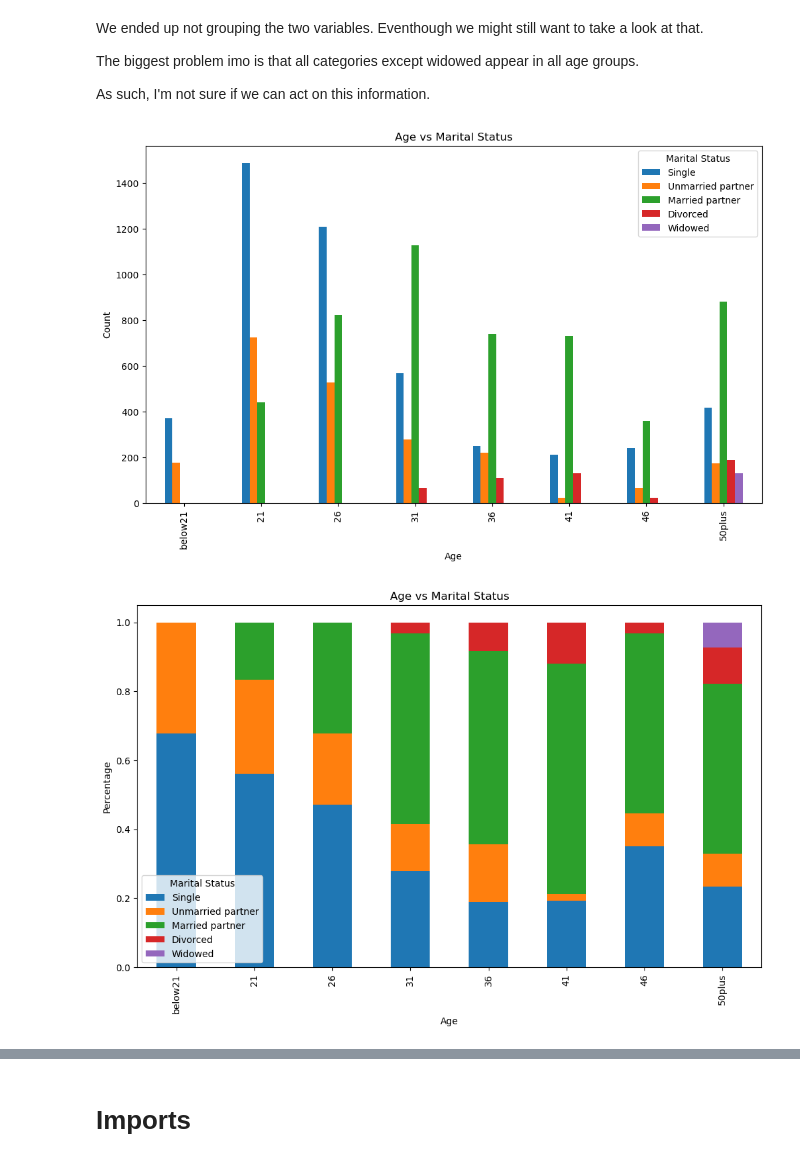
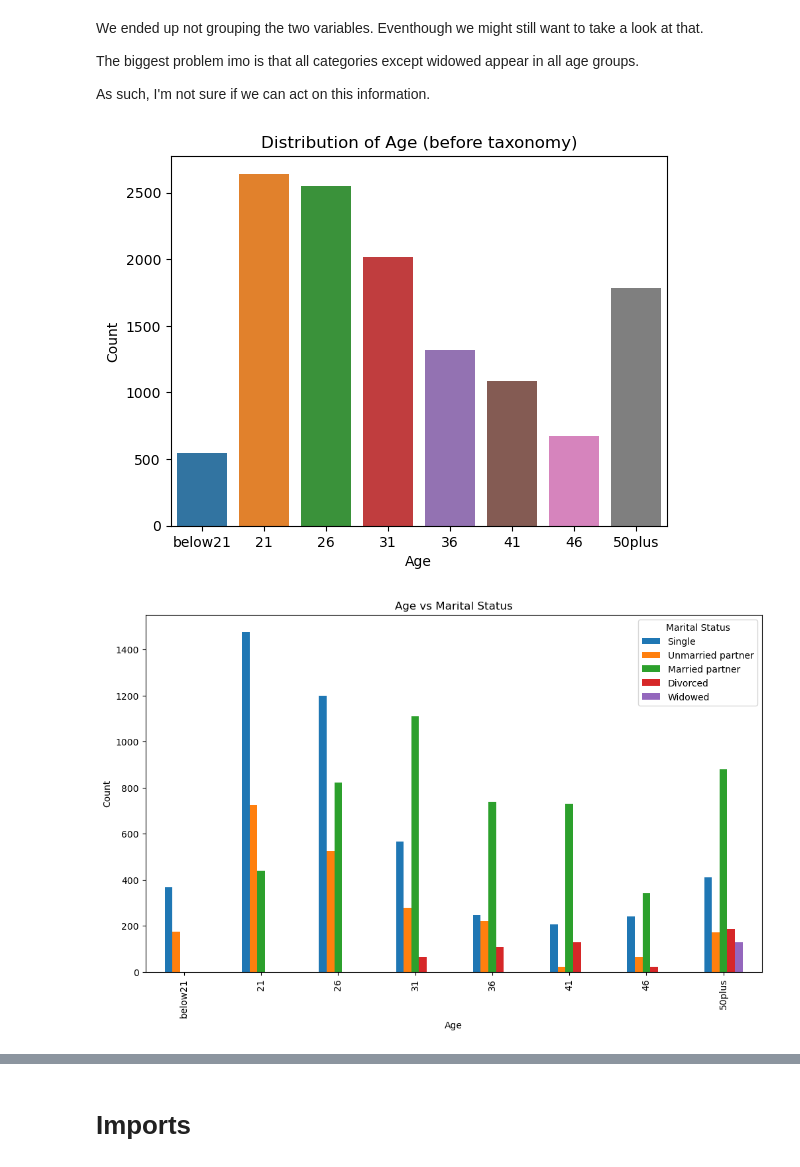
Before and after one commit to leobt23/Data_Mining, a Jupyter notebook: 1_eda/caria.ipynb, the cells around one changed output, grey strips where cells are left out. Saved outputs shown, nothing was run; the diff lists cells and outputs as text; code cells hidden in the pictures.

```diff
--- a/1_eda/caria.ipynb
+++ b/1_eda/caria.ipynb
@@ -130,57 +130,65 @@ As such, I'm not sure if we can act on this information.
 # analyzing age vs marital status
 
 # defining 'age' categories order for visualization
-custom_order_Age = ['below21', '21', '26', '31', '36', '41', '46', '50plus']
+custom_order_Age = [0, 1, 2, 3, 4, 5, 6, 7]
 
 # defining 'maritalStatus' categories order for visualization
 custom_order_MS = ['Single','Unmarried partner','Married partner','Divorced','Widowed']
 
 # pivoting the data to get counts of each combination
-pivot_df = df.groupby(['age', 'maritalStatus']).size().unstack().fillna(0)
+pivot_df = df_test1.groupby(['age', 'maritalStatus']).size().unstack().fillna(0)
 
 # ordering the data based on the custom orders
 pivot_df = pivot_df.reindex(custom_order_Age)[custom_order_MS]
+
+# visualizing just the original variable age distribution
+sns.countplot(x='age', data=df_test1)
+plt.xlabel('Age')
+plt.ylabel('Count')
+plt.title('Distribution of Age (before taxonomy)')
+plt.xticks([0, 1, 2, 3, 4, 5, 6, 7], ['below21', '21', '26', '31', '36', '41', '46', '50plus'])
+plt.show()
+
 
 # plotting grouped bar plot
 pivot_df.plot(kind='bar', figsize=(12, 7), stacked=False)
 plt.xlabel('Age')
 plt.ylabel('Count')
-# adding log scale to the y-axis
-#plt.yscale('log')
+plt.xticks([0, 1, 2, 3, 4, 5, 6, 7], ['below21', '21', '26', '31', '36', '41', '46', '50plus'])
 plt.title('Age vs Marital Status')
 plt.legend(title='Marital Status')
 plt.show()
 
 
 ####################
 
 # redoing this, but to analyze the percentage of each marital status per age group instead of raw counts
-pivot_df = df.groupby(['age', 'maritalStatus']).size().unstack().fillna(0)
+pivot_df = df_test1.groupby(['age', 'maritalStatus']).size().unstack().fillna(0)
 pivot_df = pivot_df.reindex(custom_order_Age)[custom_order_MS]
 pivot_df = pivot_df.apply(lambda x: x/x.sum(), axis=1)
 pivot_df.plot(kind='bar', figsize=(12, 7), stacked=True)
 plt.xlabel('Age')
 plt.ylabel('Percentage')
 plt.title('Age vs Marital Status')
 plt.legend(title='Marital Status')
 plt.show()
 
 # now, we create the new taxonomized variable 'tax_age'
 # along the rules:
-# 0: below 21       (young)
-# 1: 21, 26         (young-adult)
-# 2: 31, 36, 41, 46 (adult)
-# 3: 50plus         (elder)
+# 0: below 21 (0)                    (young)
+# 1: 21, 26  (1,2)                   (young-adult)
+# 2: 31, 36, 41, 46 (3,4,5,6)        (adult)
+# 3: 50plus  (7)                     (senior)
 
-df['tax_age'] = df['age'].apply(lambda x: 0 if x == 'below21' else 1 if x == '21' or x == '26' else 2 if x == '31' or x == '36' or x == '41' or x == '46' else 3)
+df_test1['tax_age'] = df_test1['age'].apply(lambda x: 0 if x == 0 else (1 if x in [1, 2] else (2 if x in [3, 4, 5, 6] else 3)))
 
 # visualizing its distribution
-sns.countplot(x='tax_age', data=df)
+sns.countplot(x='tax_age', data=df_test1)
 plt.xlabel('tax_age')
 plt.ylabel('Count')
-plt.xticks([0, 1, 2, 3], ['young', 'young-adult', 'adult', 'elder'])
+plt.xticks([0, 1, 2, 3], ['young', 'young-adult', 'adult', 'senior'])
 plt.title('Distribution of taxonomized variable tax_age')
 plt.show()
 # %% [output]
-[figure, old version]
+[figure, new version]
-[figure, old version]
+[figure, new version]
```
Also changed, not shown: parts of 1 cell of this notebook, 1 other file.
